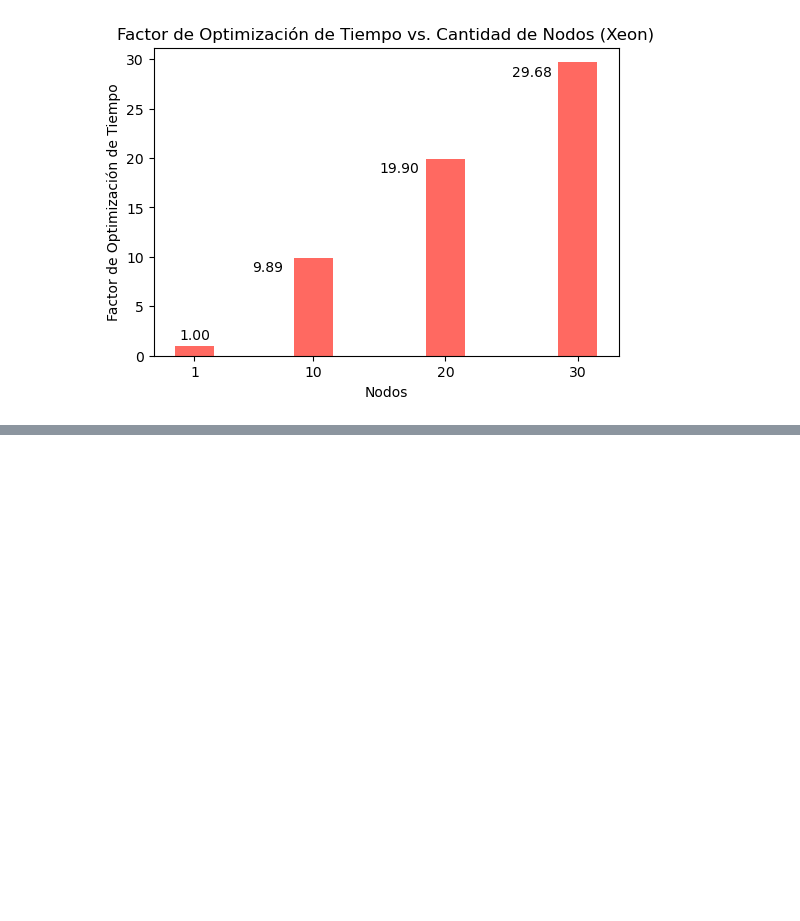
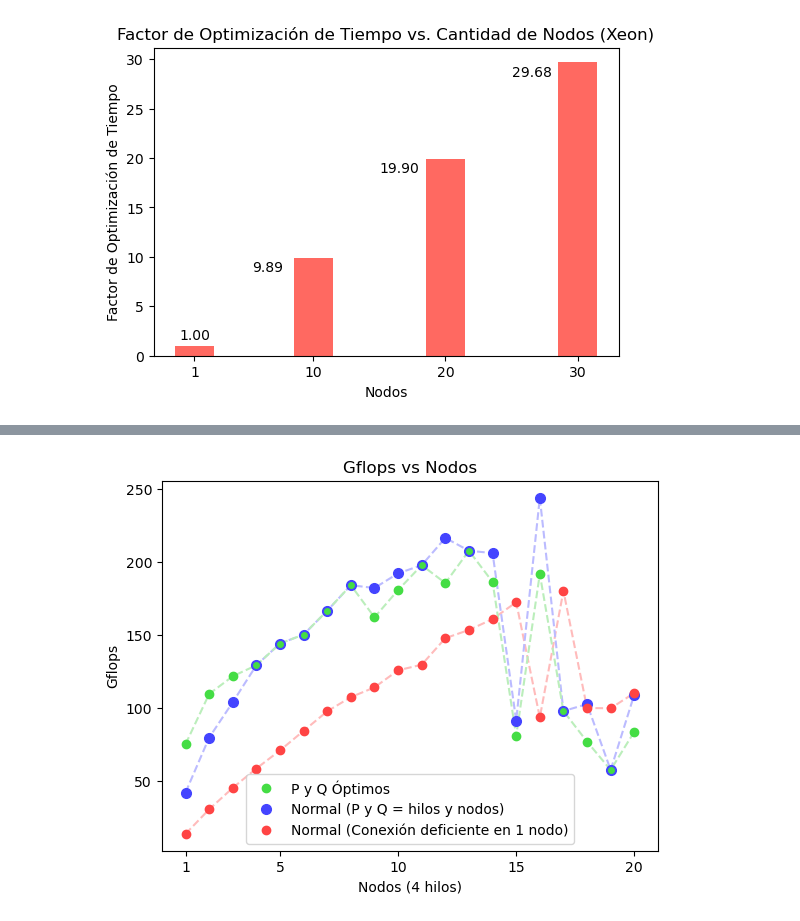
Before and after one commit to nijamaDev/Tesis-Jurgen, a Jupyter notebook: Tesis Jürgen/Graphics.ipynb, the cells around one changed output, grey strips where cells are left out. Cells and saved outputs as stored; diff of their text form; code cells hidden in the pictures; blank space fills up the shorter version.

```diff
--- a/Tesis Jürgen/Graphics.ipynb
+++ b/Tesis Jürgen/Graphics.ipynb
@@ -137,0 +304,60 @@ plt.show()
+# %%
+import numpy as np
+import matplotlib.pyplot as plt
+from scipy.interpolate import make_interp_spline
+
+nodos = list(range(1, 21))
+tareas_por_nodo = 4
+gflops = [13.651, 30.512, 45.237, 58.505, 70.897, 84.329, 97.719, 107.45, 114.12, 125.84, 129.68, 147.87, 153.51, 160.92, 172.53, 93.528, 180.30, 99.953, 99.817, 110.27]
+
+nodos_extra = list(range(1, 21))
+gflops_extra = [41.986, 79.668, 103.98, 129.29, 144.19, 150.35, 166.70, 184.19, 182.26, 192.31, 197.91, 216.61, 207.82, 206.20, 91.393, 244.03, 97.888, 102.65, 57.504, 109.20]
+
+nodos_optimos = list(range(1, 21))
+gflops_optimos = [75.166, 109.59, 121.78, 129.29, 144.19, 150.35, 166.70, 184.19, 162.15, 180.86, 197.91, 185.65, 207.82, 186.41, 80.823, 191.89, 97.888, 76.935, 57.504, 83.739]
+
+fig, ax1 = plt.subplots()
+
+color1 = '#ff4444'
+color1_dark = '#ffbbbb'
+color2 = '#4444ff'
+color2_dark = "#bbbbff"
+color3 = '#44dd44'
+color3_dark = "#bbeebb"
+ax1.set_xlabel('Nodos (4 hilos)')
+
+# Generate a dense set of x values for smooth plotting
+x_dense = np.linspace(1, 20, 300)
+
+ax1.set_ylabel('Gflops')
+
+# Perform spline interpolation for smooth curves
+#spline1 = make_interp_spline(nodos, gflops)
+#spline2 = make_interp_spline(nodos_extra, gflops_extra)
+#spline3 = make_interp_spline(nodos_optimos, gflops_optimos)
+
+#ax1.plot(x_dense, spline1(x_dense), color=color1_dark, linestyle='--')
+#ax1.plot(x_dense, spline2(x_dense), color=color2_dark, linestyle='--')
+#ax1.plot(x_dense, spline3(x_dense), color=color3_dark, linestyle='--')
+
+ax1.plot(nodos, gflops, color=color1_dark, marker='', linestyle='--')
+ax1.plot(nodos_extra, gflops_extra, color=color2_dark, marker='', linestyle='--')
+ax1.plot(nodos_optimos, gflops_optimos, color=color3_dark, marker='', linestyle='--')
+
+ax1.plot(nodos_optimos, gflops_optimos, color=color3, marker='o', markersize=6, linestyle='', label='P y Q Óptimos')
+ax1.plot(nodos_extra, gflops_extra, color=color2, marker='o', markersize=7, linestyle='', label='Normal (P y Q = hilos y nodos)')
+ax1.plot(nodos_optimos, gflops_optimos, color=color3, marker='o', markersize=4, linestyle='')
+ax1.plot(nodos, gflops, color=color1, marker='o', linestyle='', label='Normal (Conexión deficiente en 1 nodo)')
+
+
+
+
+
+ax1.set_xticks([1,5,10,15,20])
+ax1.set_xlim([0, len(nodos)+1])
+
+plt.title('Gflops vs Nodos')
+plt.legend(loc='lower center')
+plt.show()
+# %% [output]
+[figure, added]
```
Also changed, not shown: parts of 3 cells of this notebook, 2 other files.
